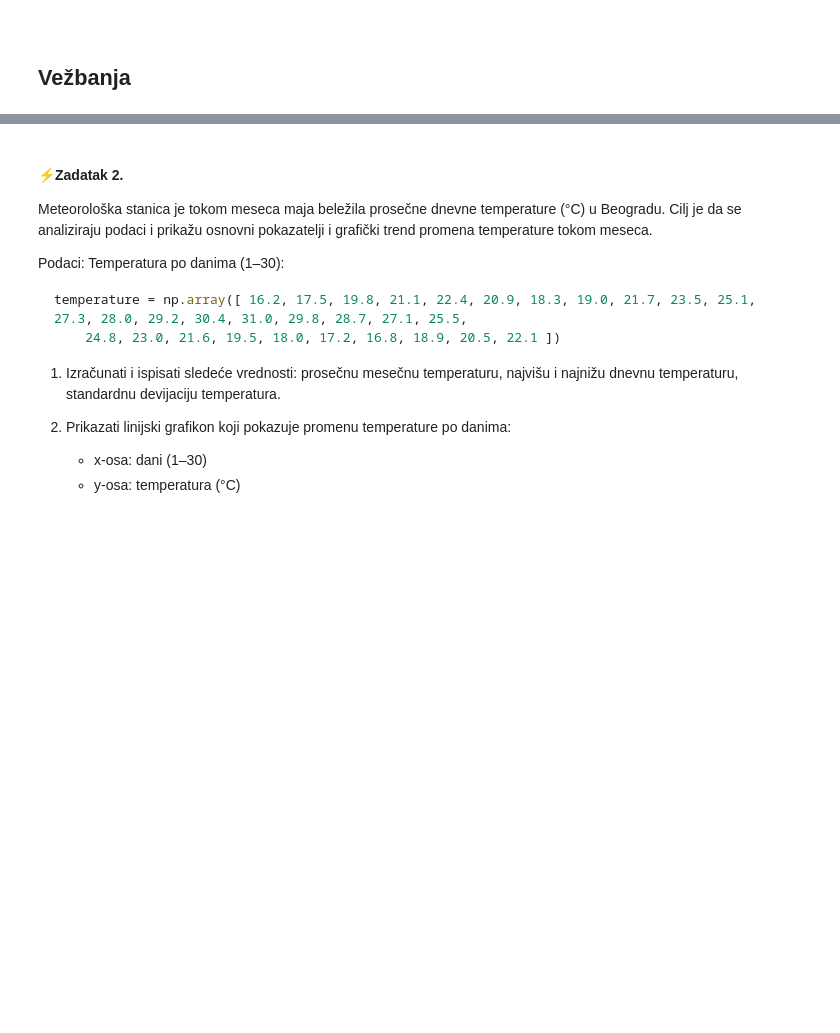
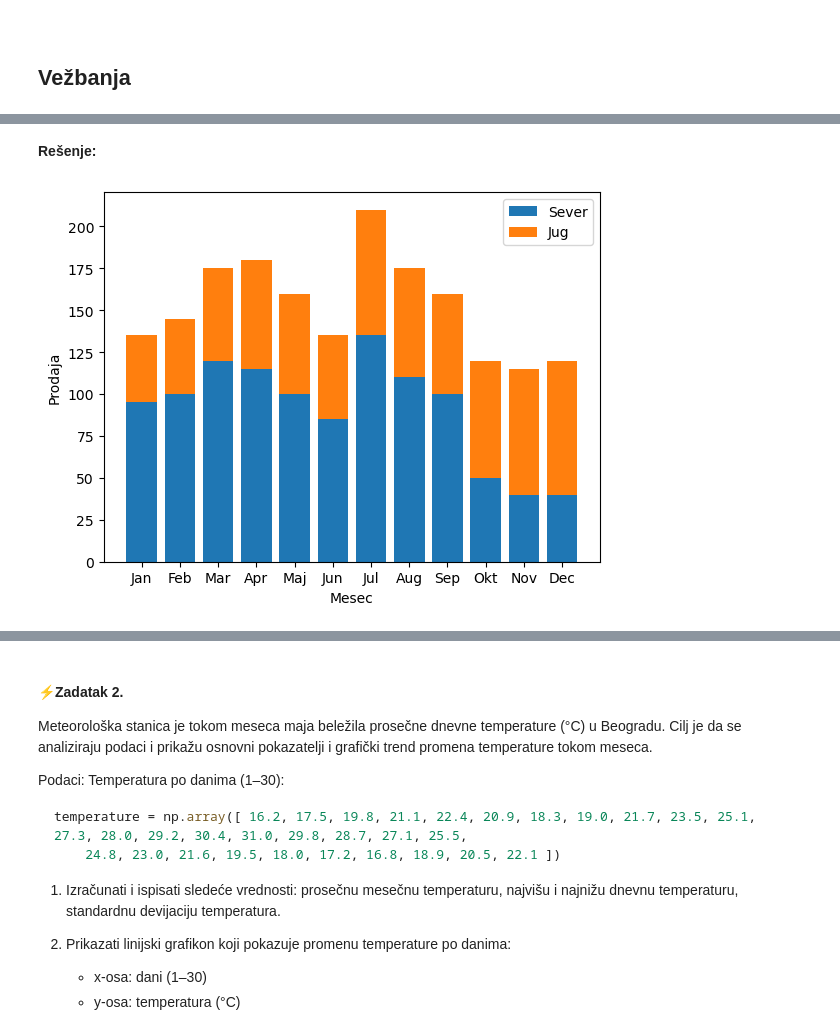
Before and after one commit to dazdejkovic/OI_25_jb1, a Jupyter notebook: _sources/OI_25_18_Matplotlib.ipynb, the cells around one changed output, grey strips where cells are left out. Saved outputs shown, nothing was run; the diff lists cells and outputs as text; code cells hidden in the pictures; blank space fills up the shorter version.

```diff
--- a/_sources/OI_25_18_Matplotlib.ipynb
+++ b/_sources/OI_25_18_Matplotlib.ipynb
@@ -909,0 +1032,37 @@ plt.show()
+# %% [markdown]
+**Rešenje:**
+# %%
+import matplotlib.pyplot as plt
+import numpy as np
+
+# podaci
+meseci = ["Jan","Feb","Mar","Apr","Maj","Jun","Jul","Aug","Sep","Okt","Nov","Dec"]
+sever = [95,100,120,115,100,85,135,110,100,50,40,40]
+jug   = [40,45,55,65,60,50,75,65,60,70,75,80]
+
+x = np.arange(len(meseci))
+
+fig, ax = plt.subplots()
+
+# stekovani stubičasti dijagram
+ax.bar(x, sever, label="Sever")
+ax.bar(x, jug, bottom=sever, label="Jug")
+
+# oznake
+ax.set_xticks(x)
+ax.set_xticklabels(meseci)
+ax.set_ylabel("Prodaja")
+ax.set_xlabel("Mesec")
+
+# crne ose
+ax.spines["bottom"].set_color("black")
+ax.spines["left"].set_color("black")
+
+# uklanjanje mreže
+ax.grid(False)
+
+ax.legend()
+
+plt.show()
+# %% [output]
+[figure, added]
```
Also changed, not shown: parts of 32 cells of this notebook, 55 other files.
